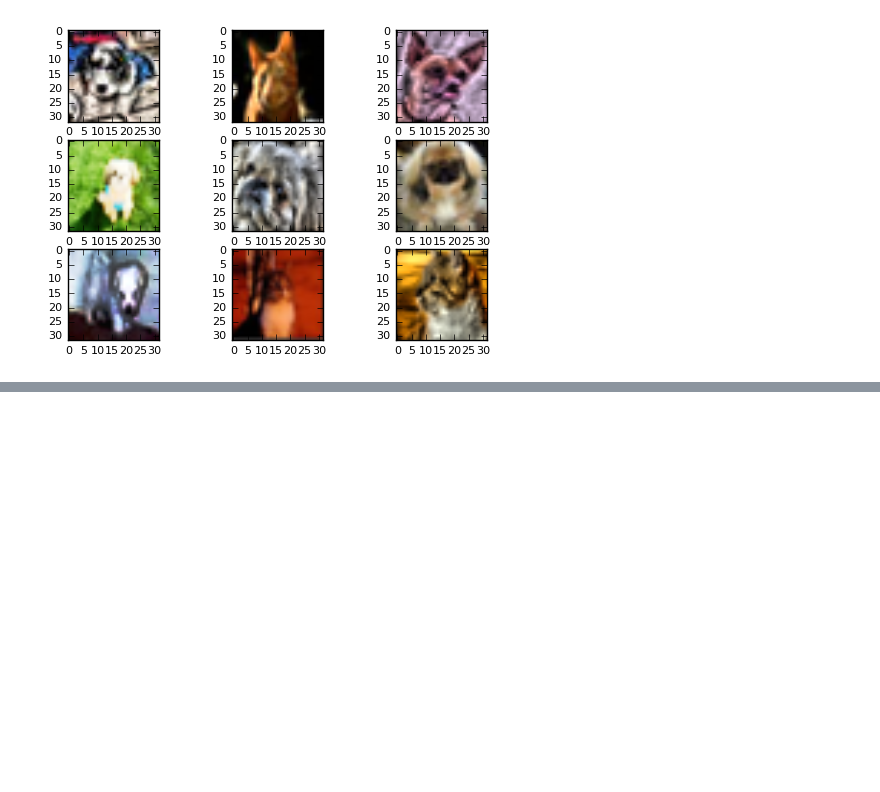
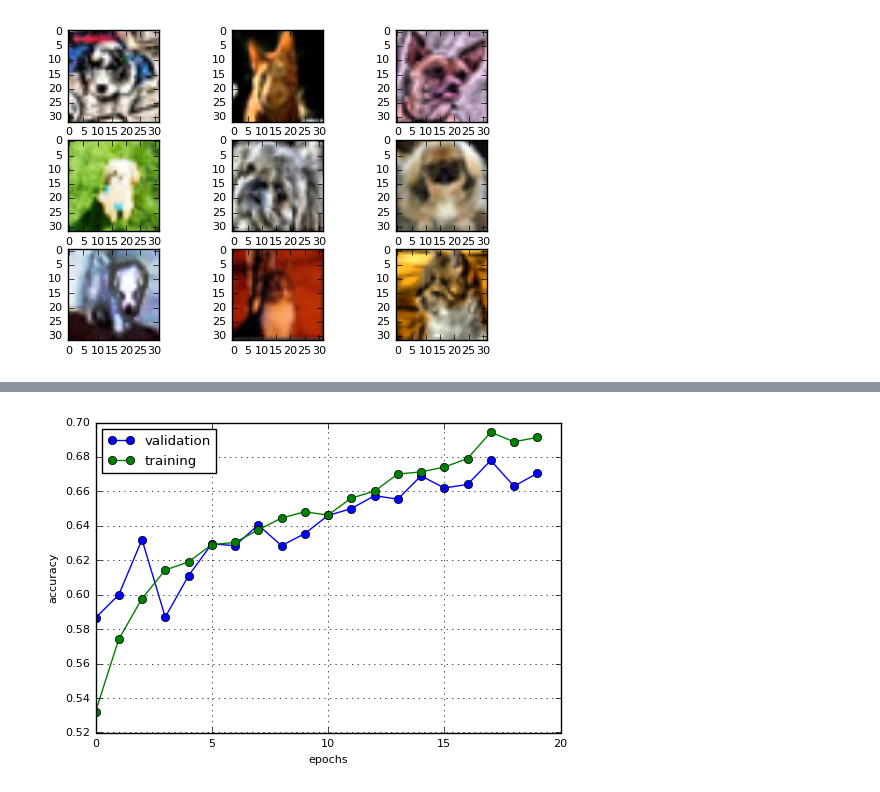
Before and after one commit to ryanleeallred/Image_Augmentation, a Jupyter notebook: Histogram_Modification.ipynb, the cells around one changed output, grey strips where cells are left out. Cells and saved outputs as stored; diff of their text form; code cells hidden in the pictures; blank space fills up the shorter version.

Commit message:
adds training/validation plot

```diff
--- a/Histogram_Modification.ipynb
+++ b/Histogram_Modification.ipynb
@@ -1228,32 +1228,9 @@ model.compile(loss=keras.losses.categorical_crossentropy,
               optimizer=keras.optimizers.Adadelta(),
              metrics=['accuracy'])
 
-augmentation=True
-
-if augmentation==True:
-    datagen = ImageDataGenerator(
-        rotation_range=0,
-        width_shift_range=.1,
-        height_shift_range=.1,
-        shear_range=0,
-        zoom_range=0,
-        horizontal_flip=True,
-        adaptive_equalization=False,
-        contrast_stretching=True,
-        histogram_equalization=False,
-        fill_mode='nearest')
-
-    datagen.fit(x_train)
-    print("Running augmented training now")
-    history = model.fit_generator(datagen.flow(x_train, y_train, batch_size=batch_size),
+datagen.fit(x_train)
+history = model.fit_generator(datagen.flow(x_train, y_train, batch_size=batch_size),
                         steps_per_epoch=x_train.shape[0] // batch_size,
-                        epochs=40,
+                        epochs=20,
                         validation_data=(x_test, y_test))
-else:
-    print("Running regular training, no augmentation")
-    history = model.fit(x_train, y_train,
-                        batch_size=batch_size,
-                        epochs=40,
-                        verbose=1,
-                        validation_data=(x_test, y_test))
 # %% [output]
@@ -1276,0 +1254,11 @@ Epoch 40/40
+# %%
+plt.plot(history.epoch,history.history['val_acc'],'-o',label='validation')
+plt.plot(history.epoch,history.history['acc'],'-o',label='training')
+
+plt.legend(loc=0)
+plt.xlabel('epochs')
+plt.ylabel('accuracy')
+plt.grid(True)
+plt.show()
+# %% [output]
+[figure, added]
```
Also changed, not shown: parts of 1 cell of this notebook.
